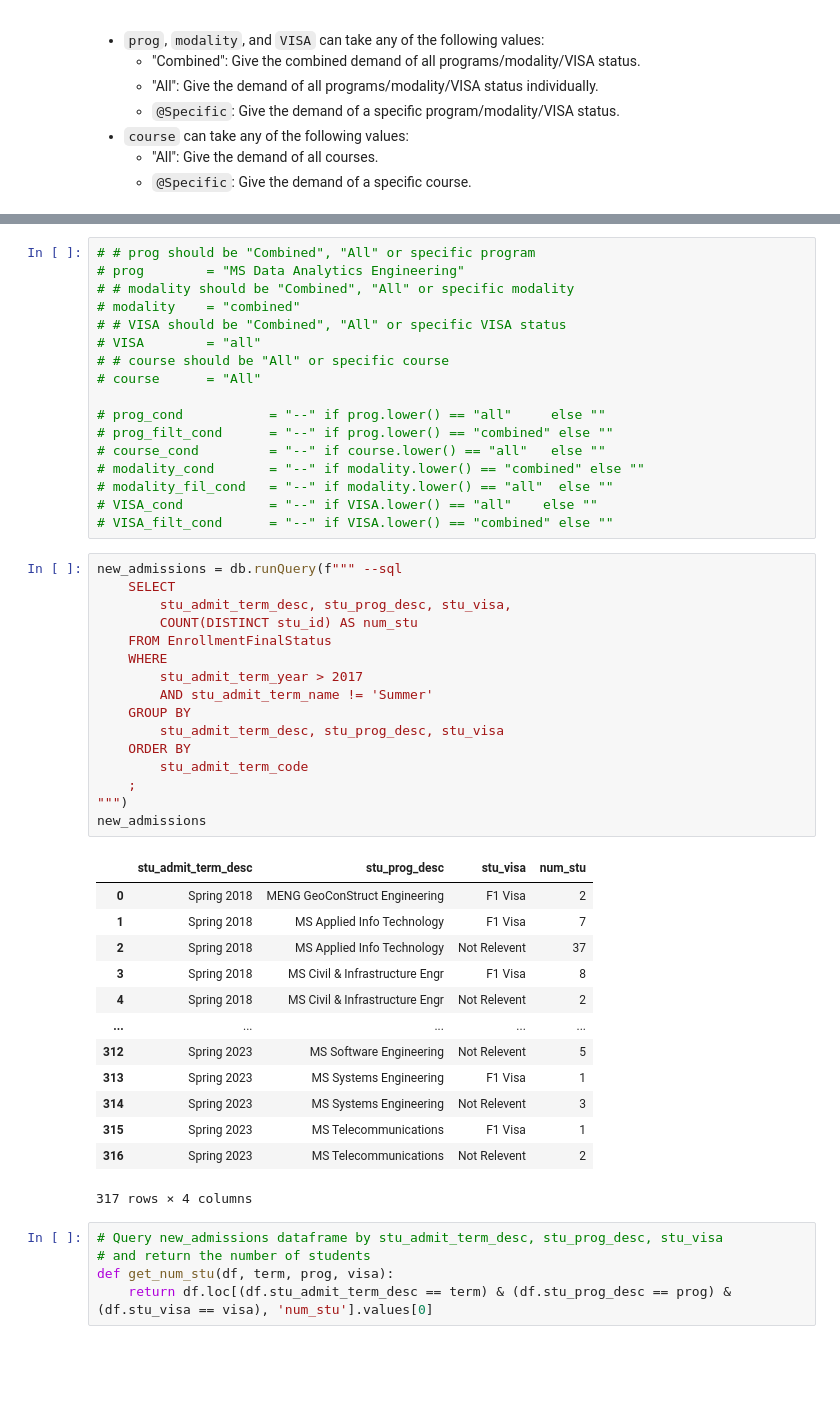
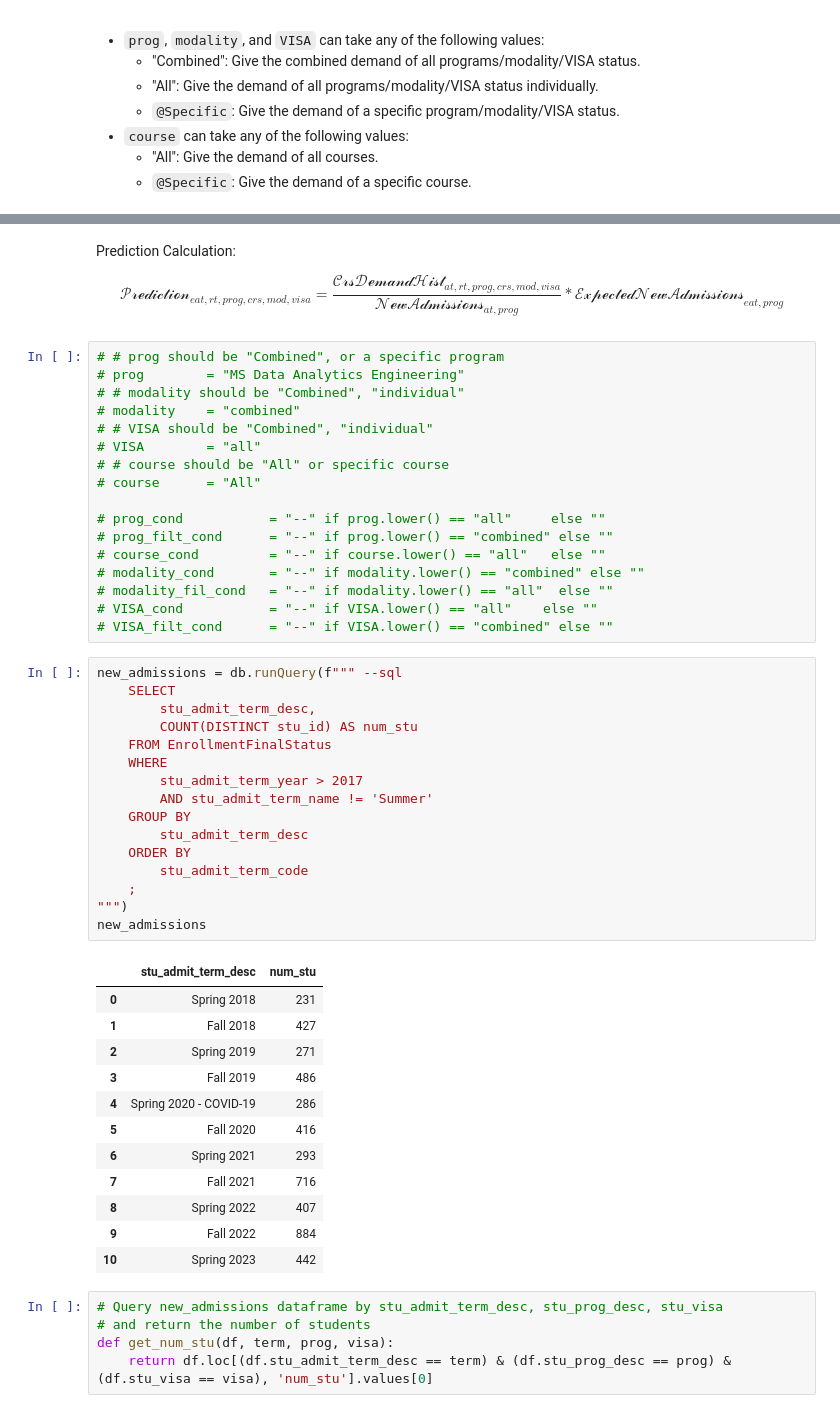
Before and after one commit to GoswamiSagarD/Team-Prophecy, a Jupyter notebook: Code/02_MachineLearning/WeightedProjection/GenerateWeights.ipynb, the cells around one changed output, grey strips where cells are left out. Drawn from its saved outputs; the diff is of its cells as text; blank space fills up the shorter version.

Commit message:
Completed WeightedProjections.ipynb for 1 term

```diff
--- a/Code/02_MachineLearning/WeightedProjection/GenerateWeights.ipynb
+++ b/Code/02_MachineLearning/WeightedProjection/GenerateWeights.ipynb
@@ -69,9 +99,13 @@ How to improve the model:
+# %% [markdown]
+Prediction Calculation:
+
+$$\mathscr{Prediction}_{eat,rt,prog,crs,mod,visa} = {\frac{\mathscr{CrsDemandHist}_{at,rt,prog,crs,mod, visa}}{\mathscr{NewAdmissions}_{at, prog}} * {\mathscr{ExpectedNewAdmissions}_{eat, prog}}}$$
 # %%
-# # prog should be "Combined", "All" or specific program
+# # prog should be "Combined", or a specific program
 # prog        = "MS Data Analytics Engineering"
-# # modality should be "Combined", "All" or specific modality
+# # modality should be "Combined", "individual"
 # modality    = "combined"
-# # VISA should be "Combined", "All" or specific VISA status
+# # VISA should be "Combined", "individual"
 # VISA        = "all"
 # # course should be "All" or specific course
 # course      = "All"
@@ -86,33 +120,32 @@ How to improve the model:
 # %%
 new_admissions = db.runQuery(f""" --sql
     SELECT
-        stu_admit_term_desc, stu_prog_desc, stu_visa,
+        stu_admit_term_desc,
         COUNT(DISTINCT stu_id) AS num_stu
     FROM EnrollmentFinalStatus
     WHERE
         stu_admit_term_year > 2017
         AND stu_admit_term_name != 'Summer'
     GROUP BY
-        stu_admit_term_desc, stu_prog_desc, stu_visa
+        stu_admit_term_desc
     ORDER BY
         stu_admit_term_code
     ;
 """)
 new_admissions
 # %% [output]
-|  | stu_admit_term_desc | stu_prog_desc | stu_visa | num_stu |
-| 0 | Spring 2018 | MENG GeoConStruct Engineering | F1 Visa | 2 |
-| 1 | Spring 2018 | MS Applied Info Technology | F1 Visa | 7 |
-| 2 | Spring 2018 | MS Applied Info Technology | Not Relevent | 37 |
-| 3 | Spring 2018 | MS Civil & Infrastructure Engr | F1 Visa | 8 |
-| 4 | Spring 2018 | MS Civil & Infrastructure Engr | Not Relevent | 2 |
-| ... | ... | ... | ... | ... |
-| 312 | Spring 2023 | MS Software Engineering | Not Relevent | 5 |
-| 313 | Spring 2023 | MS Systems Engineering | F1 Visa | 1 |
-| 314 | Spring 2023 | MS Systems Engineering | Not Relevent | 3 |
-| 315 | Spring 2023 | MS Telecommunications | F1 Visa | 1 |
-| 316 | Spring 2023 | MS Telecommunications | Not Relevent | 2 |
+|  | stu_admit_term_desc | num_stu |
+| 0 | Spring 2018 | 231 |
+| 1 | Fall 2018 | 427 |
+| 2 | Spring 2019 | 271 |
+| 3 | Fall 2019 | 486 |
+| 4 | Spring 2020 - COVID-19 | 286 |
+| 5 | Fall 2020 | 416 |
+| 6 | Spring 2021 | 293 |
+| 7 | Fall 2021 | 716 |
+| 8 | Spring 2022 | 407 |
+| 9 | Fall 2022 | 884 |
+| 10 | Spring 2023 | 442 |
-317 rows × 4 columns
 # %%
 # Query new_admissions dataframe by stu_admit_term_desc, stu_prog_desc, stu_visa
 # and return the number of students
```
Also changed, not shown: parts of 3 cells of this notebook, 1 other file.
